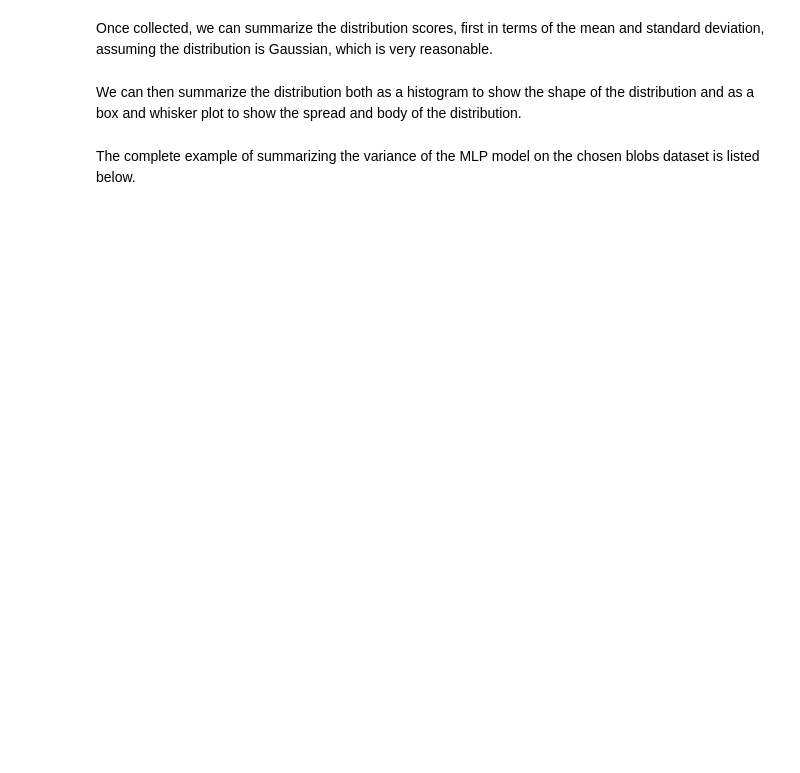
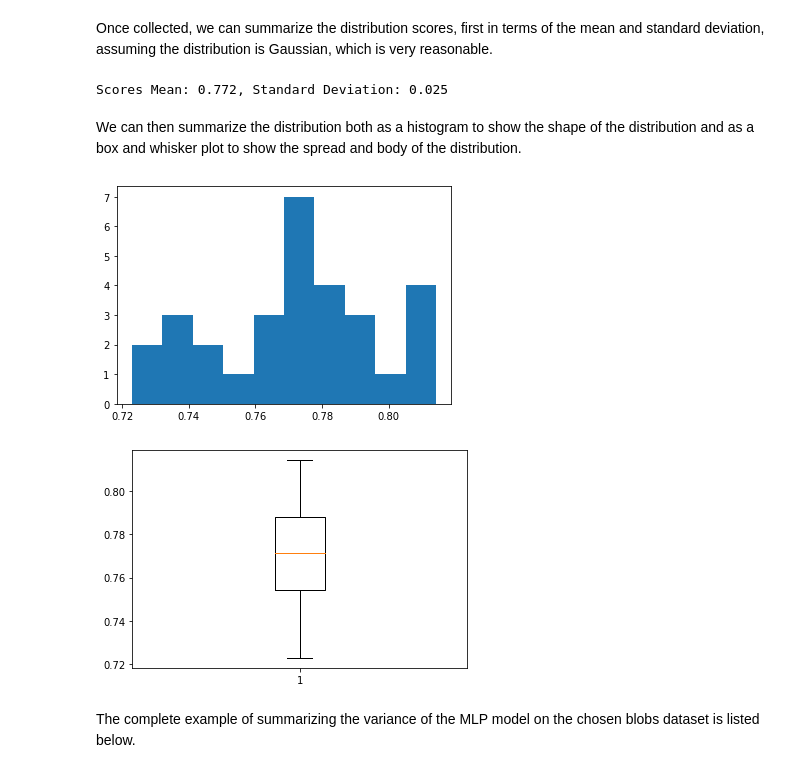
Before and after one commit to Deep-Learning-Challenge/challenge-notebooks, a Jupyter notebook: 4.Advanced Topics/3.Better Predictions/1. Combine Models From Multiple Runs with Model Averaging Ensemble.ipynb, the cells around one changed output. Cells and saved outputs as stored; diff of their text form; code cells hidden in the pictures; blank space fills up the shorter version.

```diff
--- a/4.Advanced Topics/3.Better Predictions/1. Combine Models From Multiple Runs with Model Averaging Ensemble.ipynb
+++ b/4.Advanced Topics/3.Better Predictions/1. Combine Models From Multiple Runs with Model Averaging Ensemble.ipynb
@@ -306,2 +304,18 @@ It is important to demonstrate that the model indeed has a variance in its predi
+# %%
+# fit and evaluate a neural net model on the dataset
+def evaluate_model(trainX, trainy, testX, testy):
+    # define model
+    model = Sequential()
+    model.add(Dense(15, input_dim=2, activation='relu'))
+    model.add(Dense(3, activation='softmax'))
+    model.compile(loss='categorical_crossentropy', optimizer='adam', metrics=['accuracy'])
+
+    # fit model
+    model.fit(trainX, trainy, epochs=200, verbose=0)
+
+    # evaluate the model
+    _, test_acc = model.evaluate(testX, testy, verbose=0)
+
+    return test_acc
 # %% [markdown]
 We can call this function 30 times, saving the test accuracy scores.
@@ -309,0 +322,8 @@ We can call this function 30 times, saving the test accuracy scores.
+# %%
+# repeated evaluation
+n_repeats = 30
+scores = list()
+for _ in range(n_repeats):
+    score = evaluate_model(trainX, trainy, testX, testy)
+    print('> %.3f' % score)
+    scores.append(score)
@@ -314,2 +350,10 @@ Once collected, we can summarize the distribution scores, first in terms of the
+# %%
+from numpy import mean
+from numpy import std
+
+# summarize the distribution of scores
+print('Scores Mean: %.3f, Standard Deviation: %.3f' % (mean(scores), std(scores)))
+# %% [output]
+Scores Mean: 0.772, Standard Deviation: 0.025
 # %% [markdown]
 We can then summarize the distribution both as a histogram to show the shape of the distribution and as a box and whisker plot to show the spread and body of the distribution.
@@ -318,2 +360,13 @@ We can then summarize the distribution both as a histogram to show the shape of
+# %%
+# histogram of distribution
+pyplot.hist(scores, bins=10)
+pyplot.show()
+
+# boxplot of distribution
+pyplot.boxplot(scores)
+pyplot.show()
+# %% [output]
+[figure, added]
+[figure, added]
 # %% [markdown]
 The complete example of summarizing the variance of the MLP model on the chosen blobs dataset is listed below.
```
Also changed, not shown: parts of 36 cells of this notebook, 53 other files.
